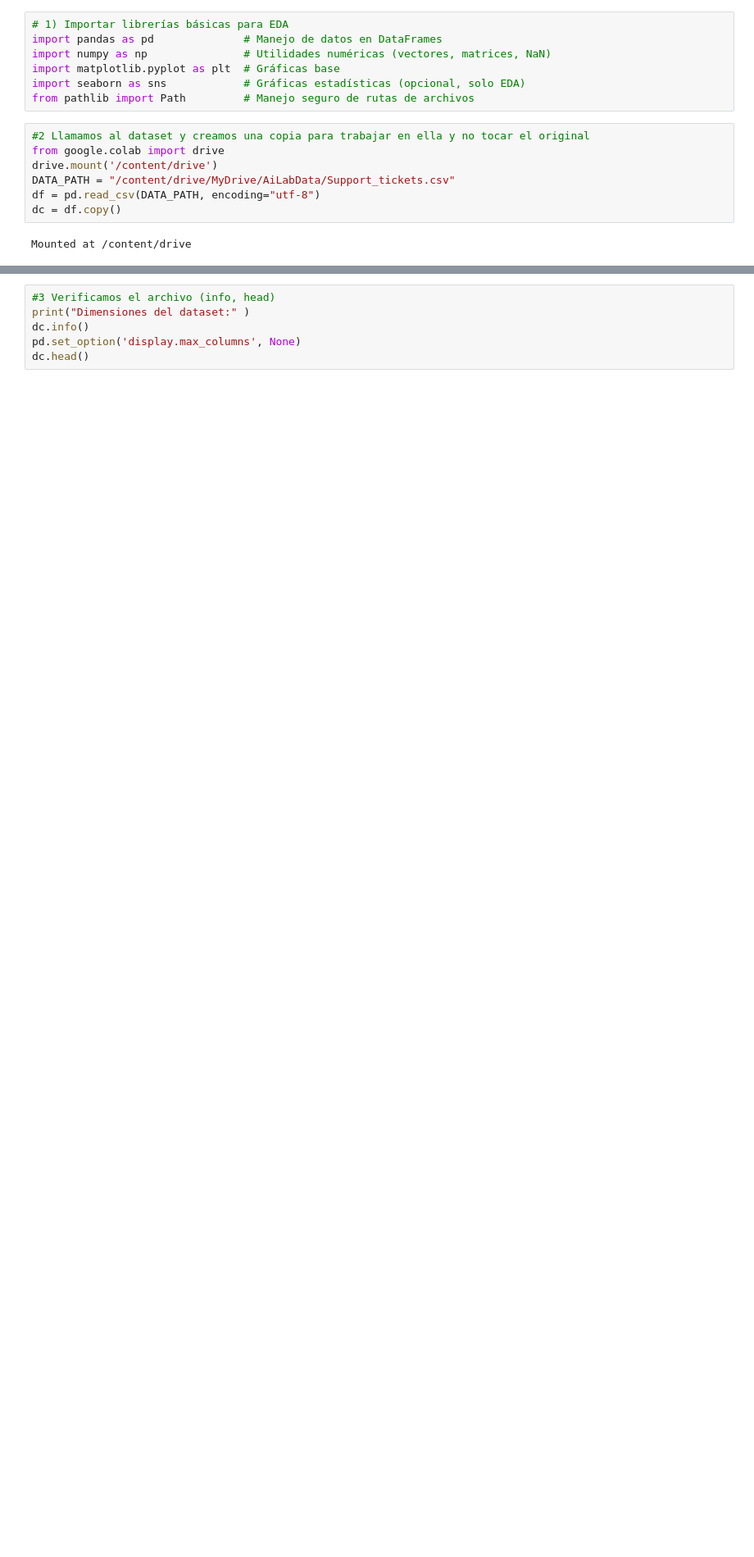
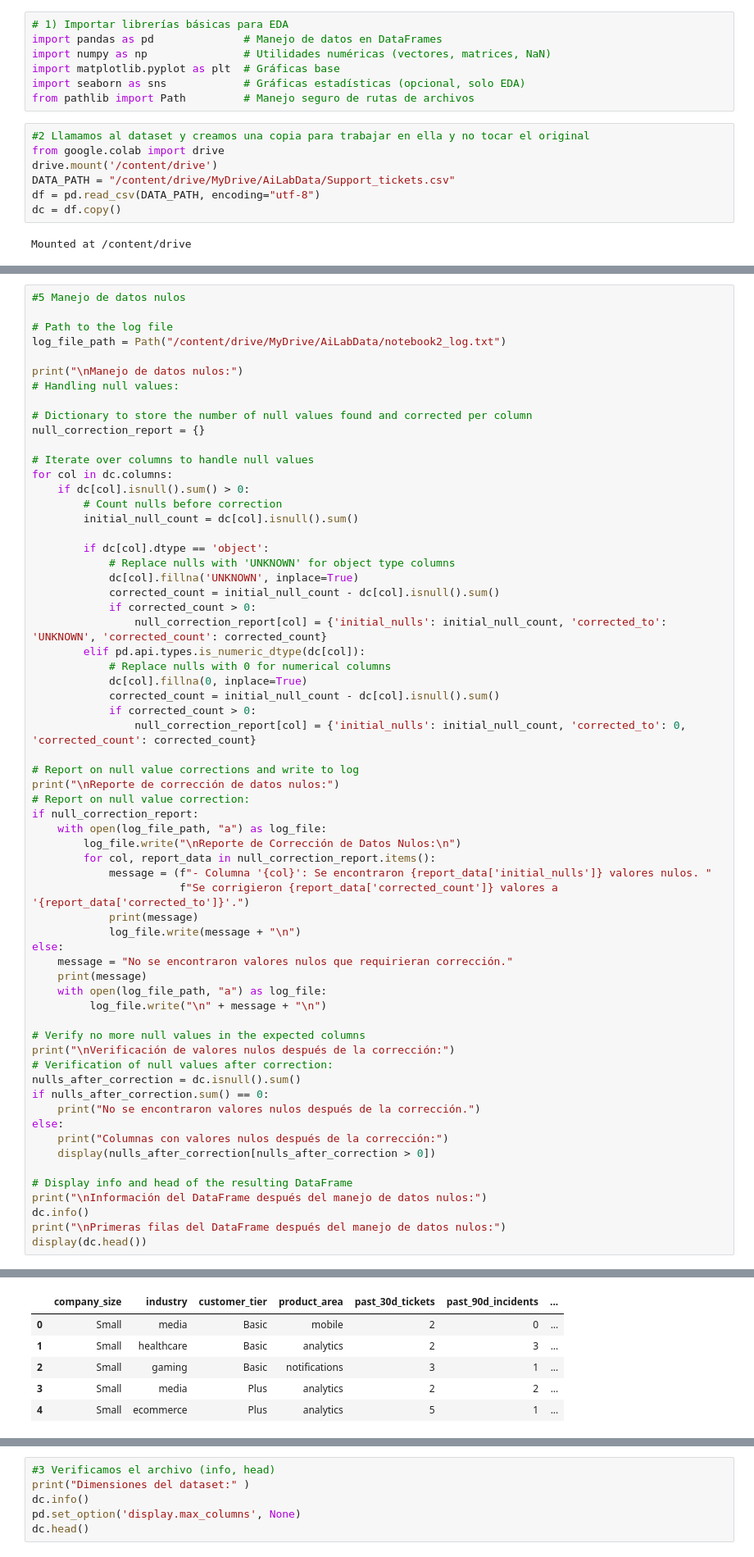
Before and after one commit to mmcuervo/ExamMLcategorias, a Jupyter notebook: 02_eda.ipynb, the cells around one changed output, grey strips where cells are left out. Shown at 82% size. Cells and saved outputs as stored; diff of their text form; blank space fills up the shorter version.

```diff
--- a/02_eda.ipynb
+++ b/02_eda.ipynb
@@ -77,0 +279,64 @@ Mounted at /content/drive
+# %%
+#5 Manejo de datos nulos
+
+# Path to the log file
+log_file_path = Path("/content/drive/MyDrive/AiLabData/notebook2_log.txt")
+
+print("\nManejo de datos nulos:")
+# Handling null values:
+
+# Dictionary to store the number of null values found and corrected per column
+null_correction_report = {}
+
+# Iterate over columns to handle null values
+for col in dc.columns:
+    if dc[col].isnull().sum() > 0:
+        # Count nulls before correction
+        initial_null_count = dc[col].isnull().sum()
+
+        if dc[col].dtype == 'object':
+            # Replace nulls with 'UNKNOWN' for object type columns
+            dc[col].fillna('UNKNOWN', inplace=True)
+            corrected_count = initial_null_count - dc[col].isnull().sum()
+            if corrected_count > 0:
+                null_correction_report[col] = {'initial_nulls': initial_null_count, 'corrected_to': 'UNKNOWN', 'corrected_count': corrected_count}
+        elif pd.api.types.is_numeric_dtype(dc[col]):
+            # Replace nulls with 0 for numerical columns
+            dc[col].fillna(0, inplace=True)
+            corrected_count = initial_null_count - dc[col].isnull().sum()
+            if corrected_count > 0:
+                null_correction_report[col] = {'initial_nulls': initial_null_count, 'corrected_to': 0, 'corrected_count': corrected_count}
+
+# Report on null value corrections and write to log
+print("\nReporte de corrección de datos nulos:")
+# Report on null value correction:
+if null_correction_report:
+    with open(log_file_path, "a") as log_file:
+        log_file.write("\nReporte de Corrección de Datos Nulos:\n")
+        for col, report_data in null_correction_report.items():
+            message = (f"- Columna '{col}': Se encontraron {report_data['initial_nulls']} valores nulos. "
+                       f"Se corrigieron {report_data['corrected_count']} valores a '{report_data['corrected_to']}'.")
+            print(message)
+            log_file.write(message + "\n")
+else:
+    message = "No se encontraron valores nulos que requirieran corrección."
+    print(message)
+    with open(log_file_path, "a") as log_file:
+         log_file.write("\n" + message + "\n")
+
+# Verify no more null values in the expected columns
+print("\nVerificación de valores nulos después de la corrección:")
+# Verification of null values after correction:
+nulls_after_correction = dc.isnull().sum()
+if nulls_after_correction.sum() == 0:
+    print("No se encontraron valores nulos después de la corrección.")
+else:
+    print("Columnas con valores nulos después de la corrección:")
+    display(nulls_after_correction[nulls_after_correction > 0])
+
+# Display info and head of the resulting DataFrame
+print("\nInformación del DataFrame después del manejo de datos nulos:")
+dc.info()
+print("\nPrimeras filas del DataFrame después del manejo de datos nulos:")
+display(dc.head())
+# %% [output]
@@ -77,0 +360,6 @@ Mounted at /content/drive
+|  | company_size | industry | customer_tier | product_area | past_30d_tickets | past_90d_incidents | ... |
+| 0 | Small | media | Basic | mobile | 2 | 0 | ... |
+| 1 | Small | healthcare | Basic | analytics | 2 | 3 | ... |
+| 2 | Small | gaming | Basic | notifications | 3 | 1 | ... |
+| 3 | Small | media | Plus | analytics | 2 | 2 | ... |
+| 4 | Small | ecommerce | Plus | analytics | 5 | 1 | ... |
```
Also changed, not shown: parts of 9 cells of this notebook.
